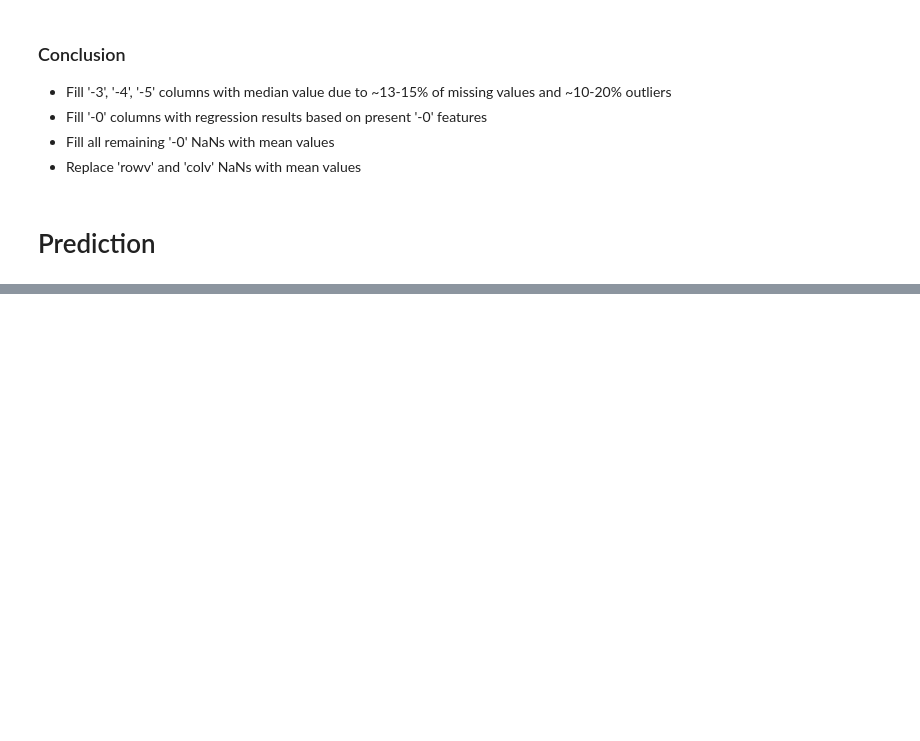
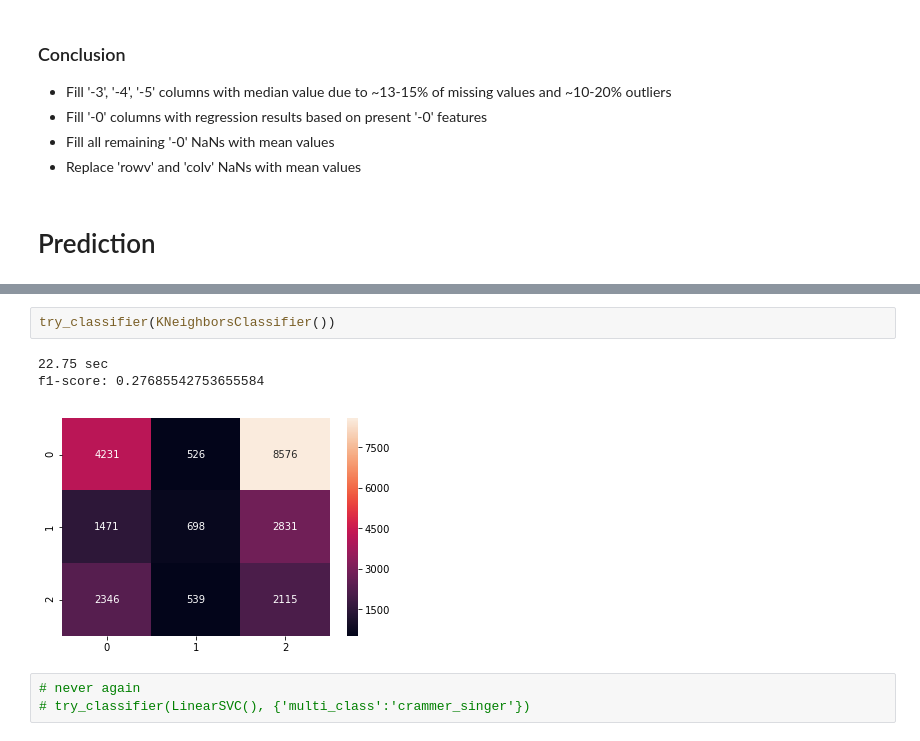
Before and after one commit to alyabogd/NightSkyTask, a Jupyter notebook: sky_data.ipynb, the cells around one changed output, grey strips where cells are left out. Cells and saved outputs as stored; diff of their text form; blank space fills up the shorter version.

```diff
--- a/sky_data.ipynb
+++ b/sky_data.ipynb
@@ -581,0 +887,9 @@ train.shape, test.shape
+# %%
+try_classifier(KNeighborsClassifier())
+# %% [output]
+22.75 sec
+f1-score: 0.27685542753655584
+[figure, added]
+# %%
+# never again
+# try_classifier(LinearSVC(), {'multi_class':'crammer_singer'})
```
Also changed, not shown: parts of 40 cells of this notebook.
